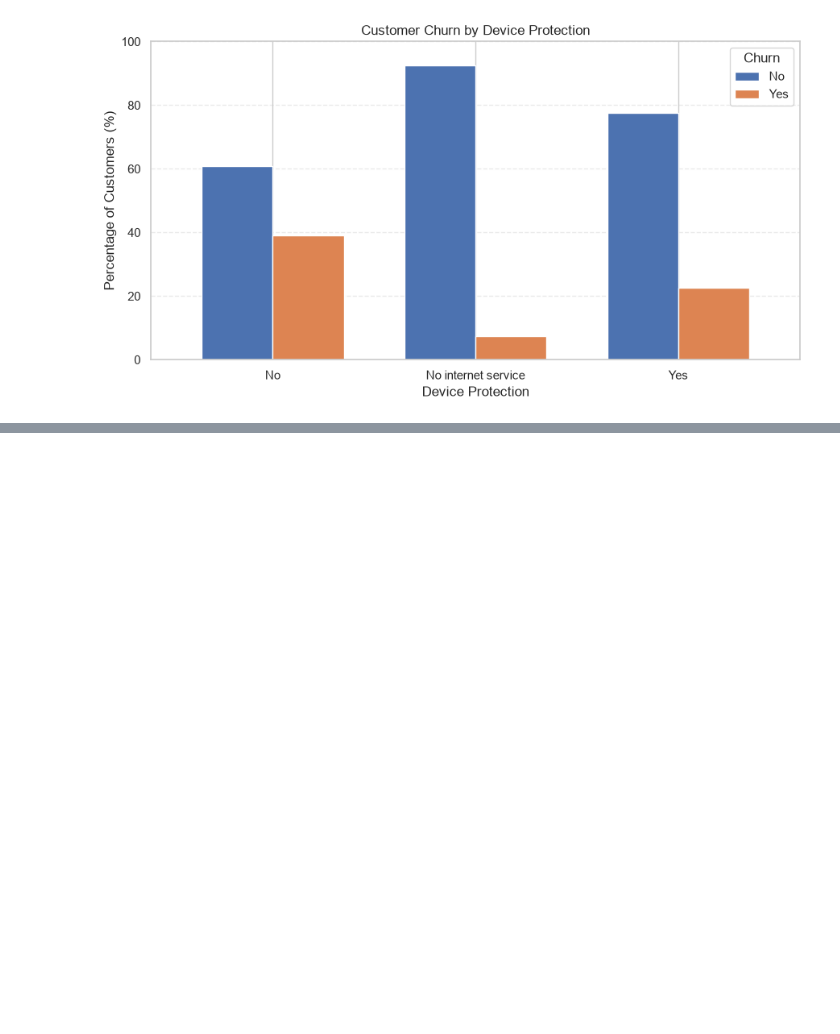
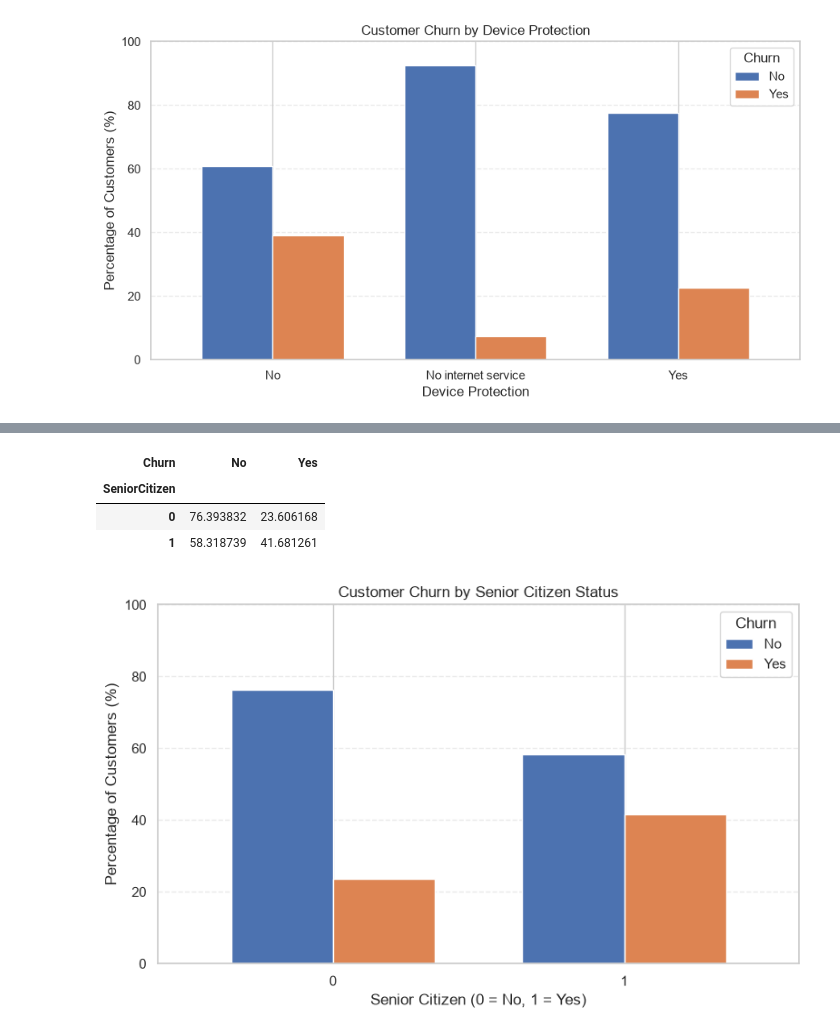
Before and after one commit to rpDashCodes/customer-churn-prediction, a Jupyter notebook: notebooks/06_data_exploration_telco.ipynb, the cells around one changed output, grey strips where cells are left out. Saved outputs shown, nothing was run; the diff lists cells and outputs as text; code cells hidden in the pictures; blank space fills up the shorter version.

```diff
--- a/notebooks/06_data_exploration_telco.ipynb
+++ b/notebooks/06_data_exploration_telco.ipynb
@@ -805,0 +901,31 @@ plt.show()
+# %%
+senior_churn = pd.crosstab(
+    df["SeniorCitizen"],
+    df["Churn"],
+    normalize="index"
+) * 100
+
+display(senior_churn)
+
+# Visualization
+senior_churn.plot(
+    kind="bar",
+    figsize=(8, 5),
+    width=0.7
+)
+
+plt.title("Customer Churn by Senior Citizen Status")
+plt.xlabel("Senior Citizen (0 = No, 1 = Yes)")
+plt.ylabel("Percentage of Customers (%)")
+plt.xticks(rotation=0)
+plt.legend(title="Churn")
+plt.ylim(0, 100)
+plt.grid(axis="y", linestyle="--", alpha=0.4)
+plt.tight_layout()
+plt.show()
+# %% [output]
+| Churn | No | Yes |
+| SeniorCitizen |  |  |
+| 0 | 76.393832 | 23.606168 |
+| 1 | 58.318739 | 41.681261 |
+[figure, added]
```
Also changed, not shown: parts of 4 cells of this notebook, 1 other file.
